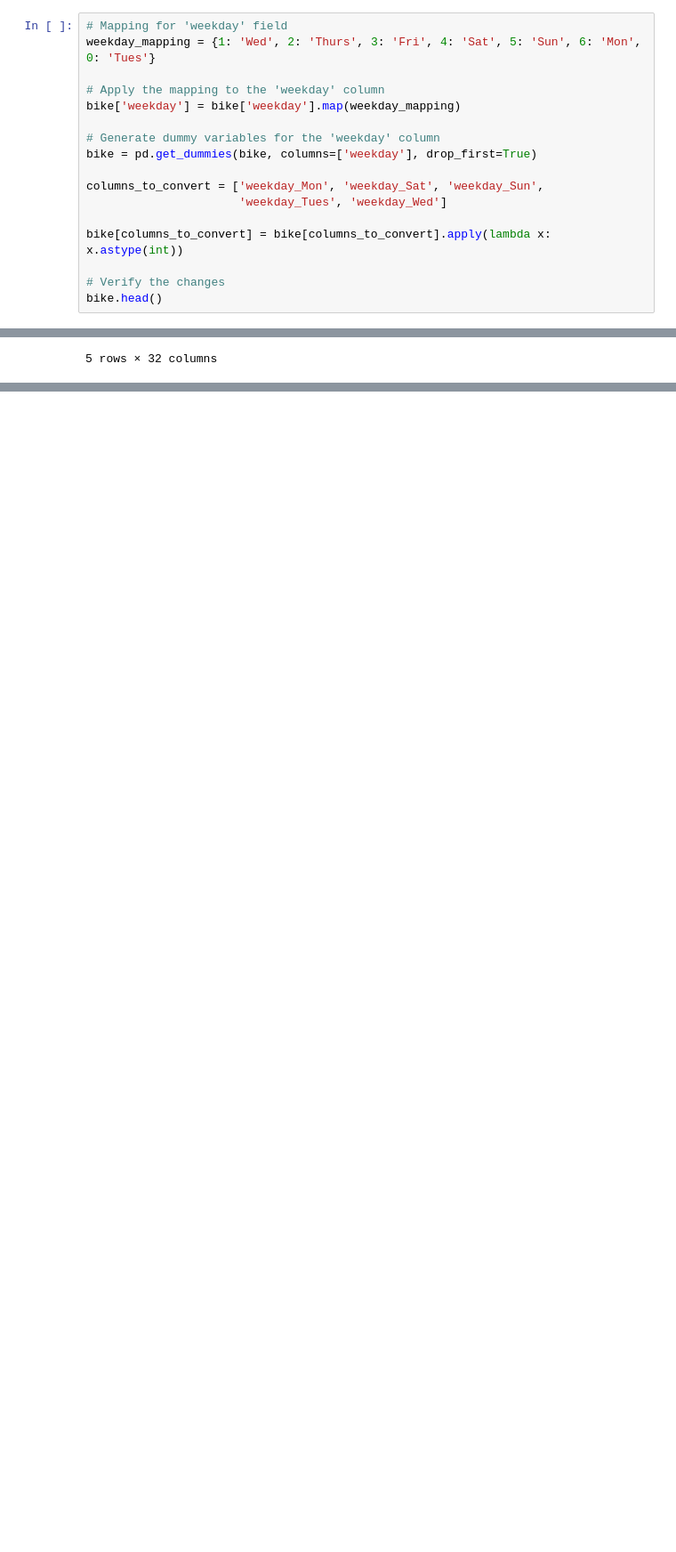
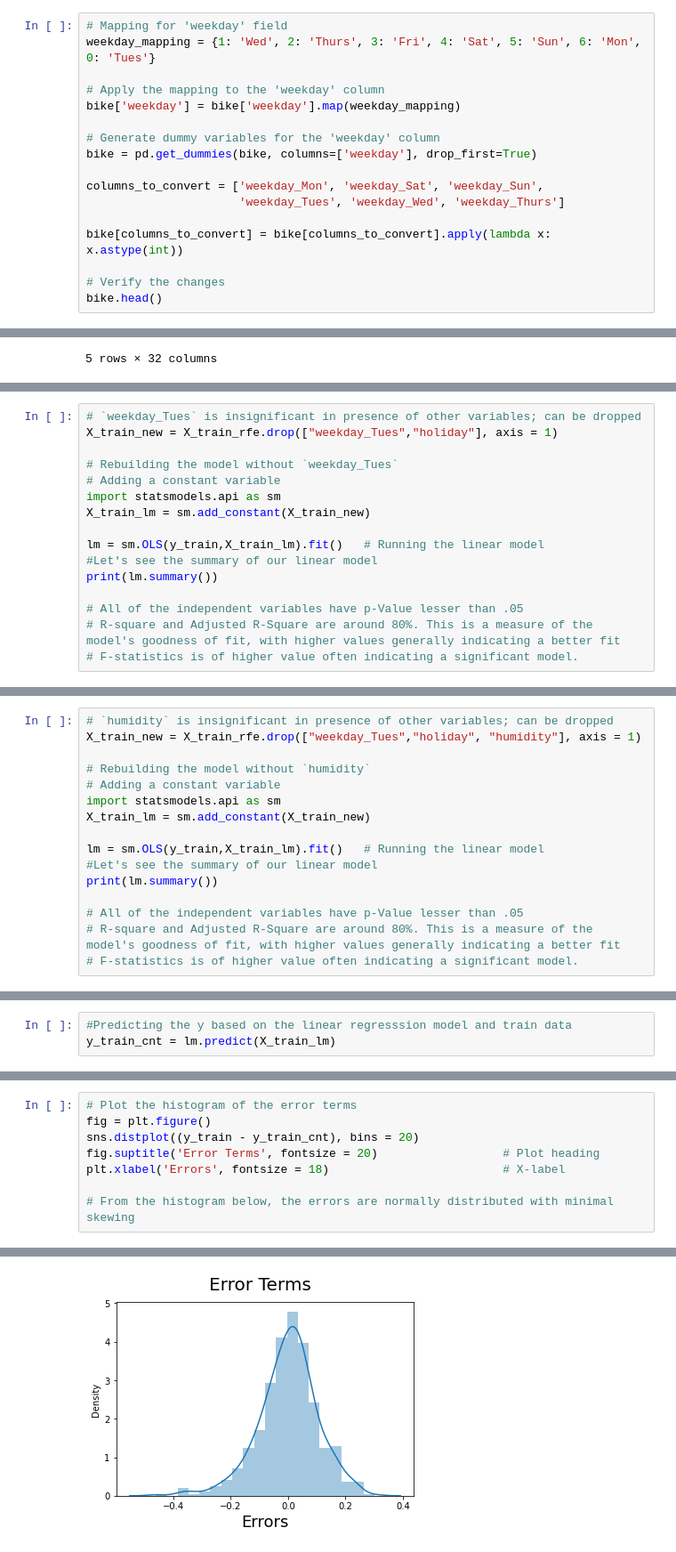
Before and after one commit to rajeshraoj/bike_rides, a Jupyter notebook: bikes_linear_regression.ipynb, the cells around one changed output, grey strips where cells are left out. Shown: that part at 89% size. Saved outputs shown, nothing was run; the diff lists cells and outputs as text; blank space fills up the shorter version.

```diff
--- a/bikes_linear_regression.ipynb
+++ b/bikes_linear_regression.ipynb
@@ -172,7 +195,7 @@ bike['weekday'] = bike['weekday'].map(weekday_mapping)
 bike = pd.get_dummies(bike, columns=['weekday'], drop_first=True)
 
 columns_to_convert = ['weekday_Mon', 'weekday_Sat', 'weekday_Sun',
-                      'weekday_Tues', 'weekday_Wed']
+                      'weekday_Tues', 'weekday_Wed', 'weekday_Thurs']
 
 bike[columns_to_convert] = bike[columns_to_convert].apply(lambda x: x.astype(int))
 
@@ -237,0 +439,16 @@ Index(['instant', 'dteday', 'year', 'holiday', 'workingday', 'temp', 'atemp',
+# %%
+# `weekday_Tues` is insignificant in presence of other variables; can be dropped
+X_train_new = X_train_rfe.drop(["weekday_Tues","holiday"], axis = 1)
+
+# Rebuilding the model without `weekday_Tues`
+# Adding a constant variable
+import statsmodels.api as sm
+X_train_lm = sm.add_constant(X_train_new)
+
+lm = sm.OLS(y_train,X_train_lm).fit()   # Running the linear model
+#Let's see the summary of our linear model
+print(lm.summary())
+
+# All of the independent variables have p-Value lesser than .05
+# R-square and Adjusted R-Square are around 80%. This is a measure of the model's goodness of fit, with higher values generally indicating a better fit
+# F-statistics is of higher value often indicating a significant model.
@@ -237,0 +516,16 @@ Index(['instant', 'dteday', 'year', 'holiday', 'workingday', 'temp', 'atemp',
+# %%
+# `humidity` is insignificant in presence of other variables; can be dropped
+X_train_new = X_train_rfe.drop(["weekday_Tues","holiday", "humidity"], axis = 1)
+
+# Rebuilding the model without `humidity`
+# Adding a constant variable
+import statsmodels.api as sm
+X_train_lm = sm.add_constant(X_train_new)
+
+lm = sm.OLS(y_train,X_train_lm).fit()   # Running the linear model
+#Let's see the summary of our linear model
+print(lm.summary())
+
+# All of the independent variables have p-Value lesser than .05
+# R-square and Adjusted R-Square are around 80%. This is a measure of the model's goodness of fit, with higher values generally indicating a better fit
+# F-statistics is of higher value often indicating a significant model.
@@ -237,0 +579,3 @@ Index(['instant', 'dteday', 'year', 'holiday', 'workingday', 'temp', 'atemp',
+# %%
+#Predicting the y based on the linear regresssion model and train data
+y_train_cnt = lm.predict(X_train_lm)
@@ -237,0 +587,9 @@ Index(['instant', 'dteday', 'year', 'holiday', 'workingday', 'temp', 'atemp',
+# %%
+# Plot the histogram of the error terms
+fig = plt.figure()
+sns.distplot((y_train - y_train_cnt), bins = 20)
+fig.suptitle('Error Terms', fontsize = 20)                  # Plot heading
+plt.xlabel('Errors', fontsize = 18)                         # X-label
+
+# From the histogram below, the errors are normally distributed with minimal skewing
+# %% [output]
@@ -237,0 +606 @@ Index(['instant', 'dteday', 'year', 'holiday', 'workingday', 'temp', 'atemp',
+[figure, added]
```
Also changed, not shown: parts of 63 cells of this notebook.
